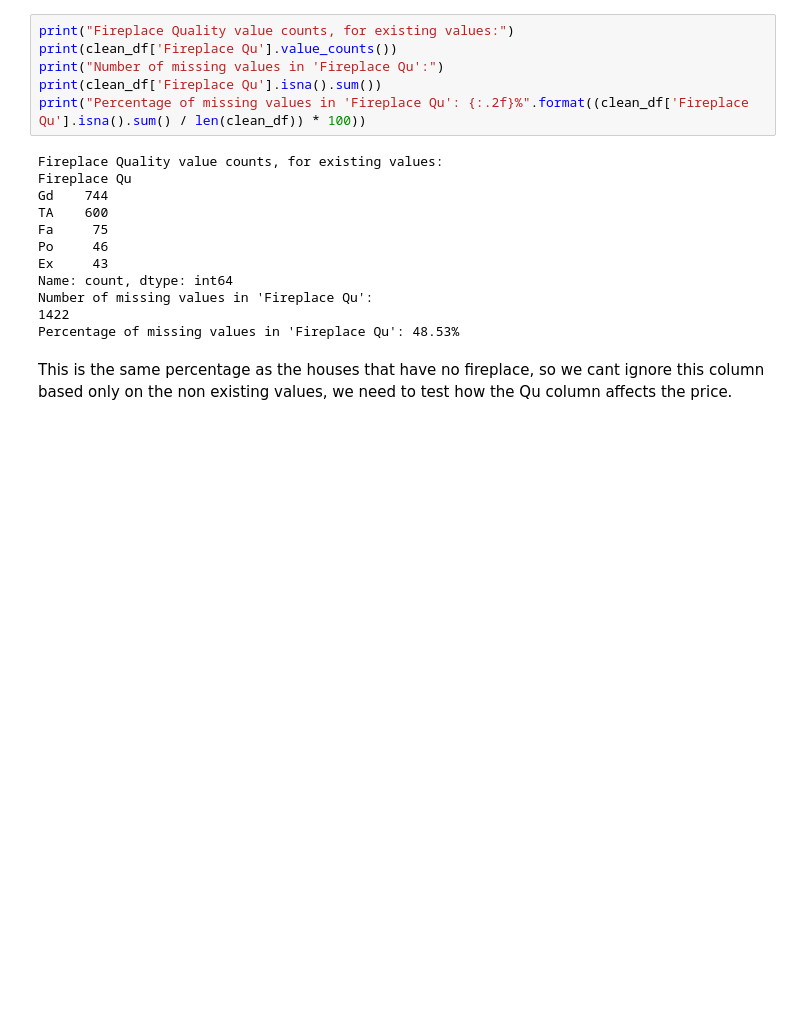
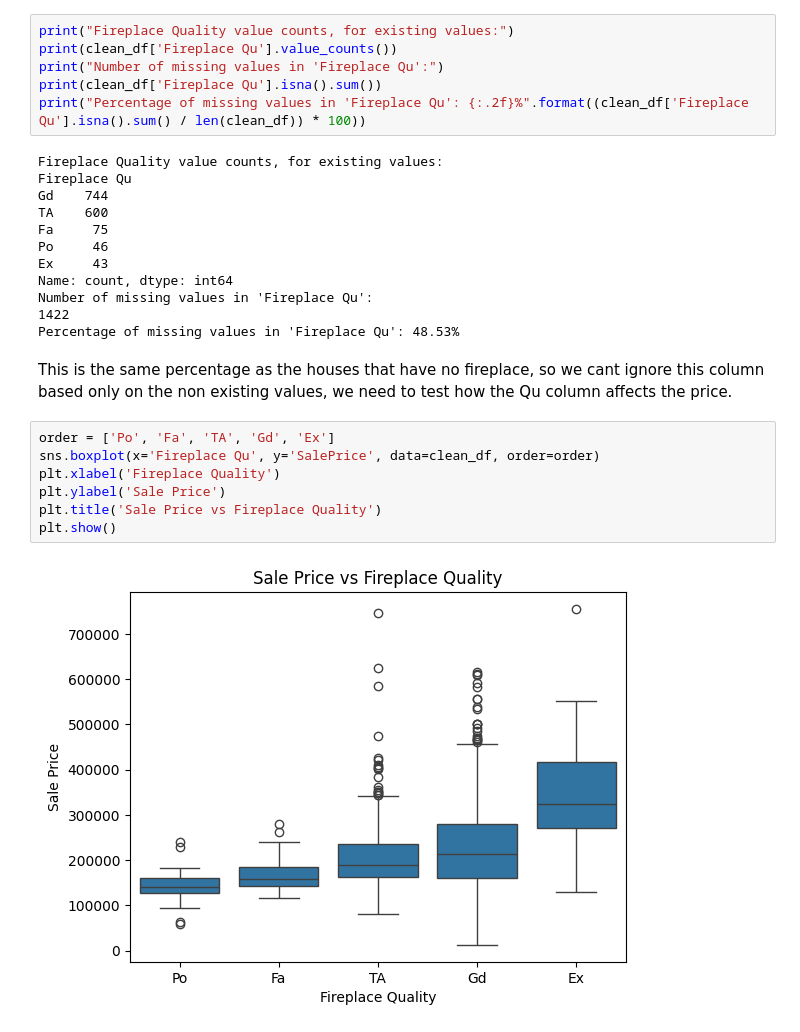
Before and after one commit to hedesiustefan/ML_Project, a Jupyter notebook: dataexplore.ipynb, the cells around one changed output. Drawn from its saved outputs; the diff is of its cells as text; blank space fills up the shorter version.

```diff
--- a/dataexplore.ipynb
+++ b/dataexplore.ipynb
@@ -192,3 +192,12 @@ Number of missing values in 'Fireplace Qu':
 Percentage of missing values in 'Fireplace Qu': 48.53%
 # %% [markdown]
 This is the same percentage as the houses that have no fireplace, so we cant ignore this column based only on the non existing values, we need to test how the Qu column affects the price.
+# %%
+order = ['Po', 'Fa', 'TA', 'Gd', 'Ex']
+sns.boxplot(x='Fireplace Qu', y='SalePrice', data=clean_df, order=order)
+plt.xlabel('Fireplace Quality')
+plt.ylabel('Sale Price')
+plt.title('Sale Price vs Fireplace Quality')
+plt.show()
+# %% [output]
+[figure, added]
```
Also changed, not shown: parts of 25 cells of this notebook.
